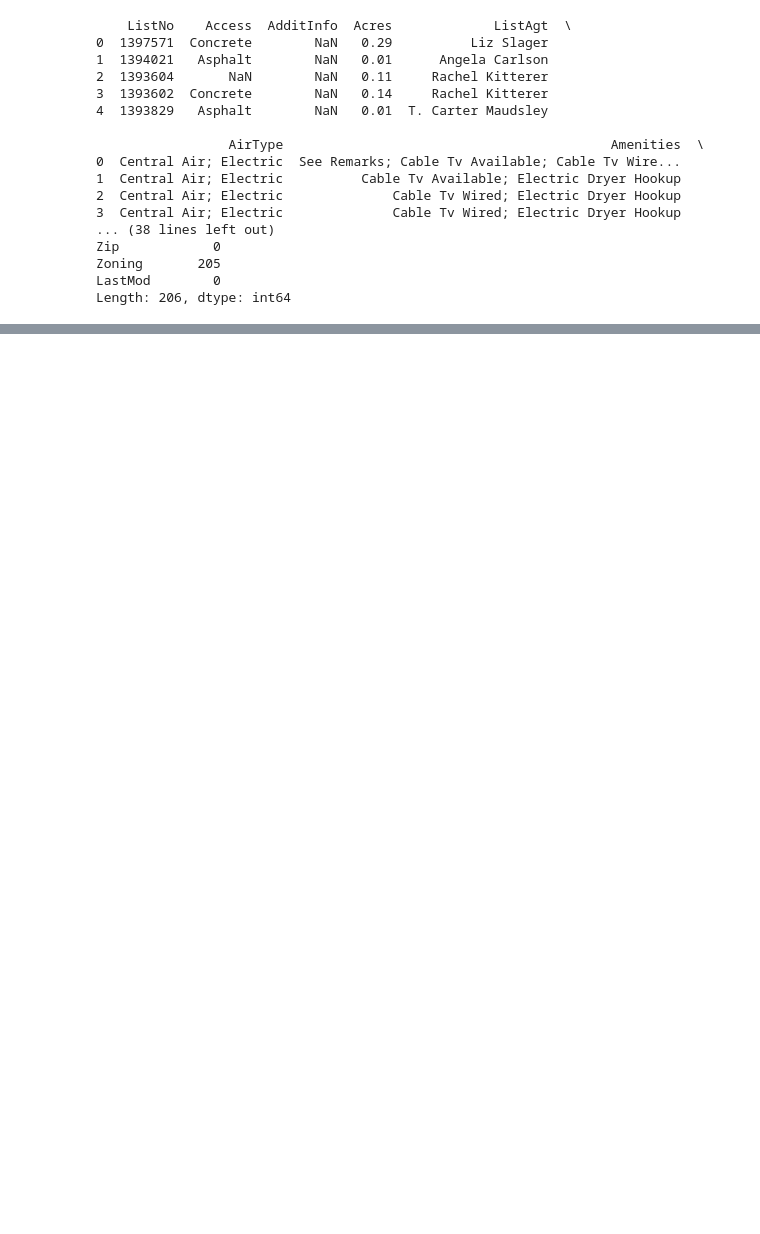
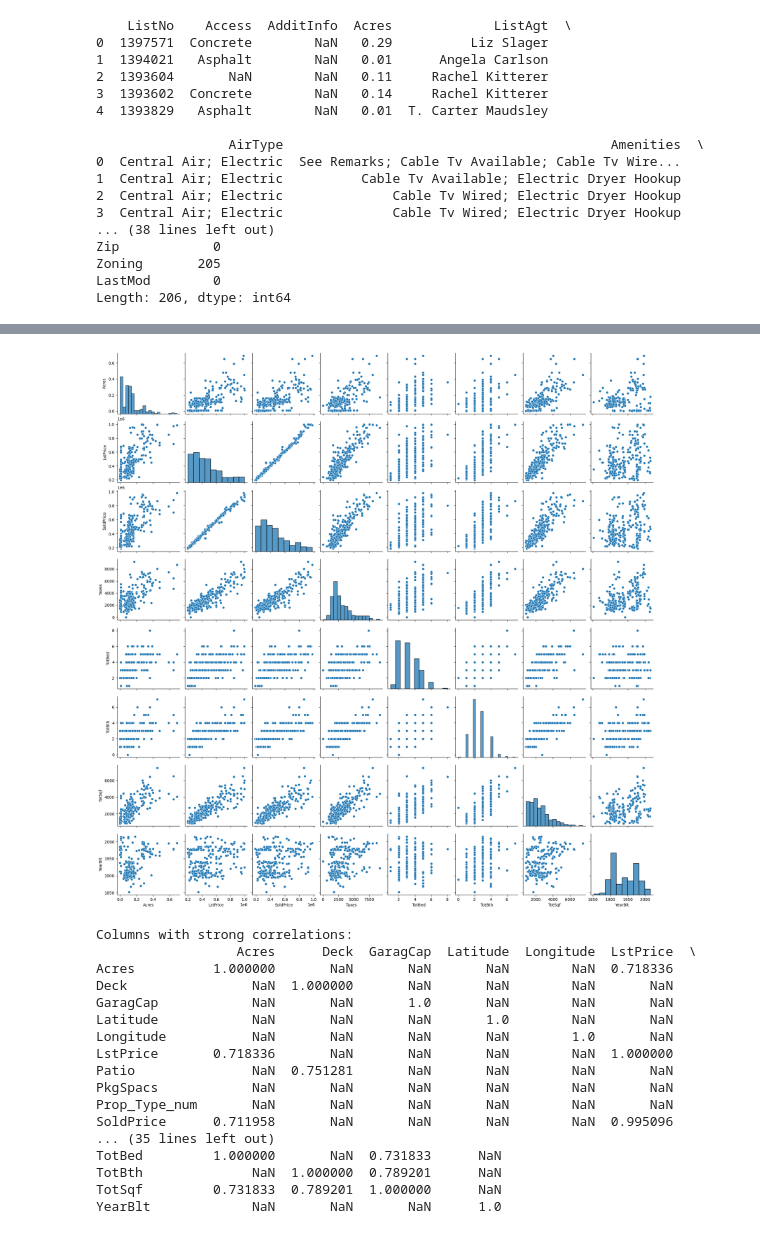
Before and after one commit to BrianErichsen/6017, a Jupyter notebook: HW2/linear_regression.ipynb, the cells around one changed output, grey strips where cells are left out. Cells and saved outputs as stored; diff of their text form; code cells hidden in the pictures; blank space fills up the shorter version.

```diff
--- a/HW2/linear_regression.ipynb
+++ b/HW2/linear_regression.ipynb
@@ -189,0 +225,29 @@ display(realEstate.head())
+# %%
+# Scatter plot matrix
+columns_to_keep = ['Acres', 'LstPrice', 'SoldPrice', 'Taxes', 'TotBed', 'TotBth', 'TotSqf', 'YearBlt']
+sns.pairplot(realEstate[columns_to_keep])
+plt.show()
+
+# Describe findings
+strong_correlations = correlational_matrix[correlational_matrix.abs() > 0.7]
+print("Columns with strong correlations:")
+print(strong_correlations)
+# %% [output]
+[figure, added]
+Columns with strong correlations:
+                  Acres      Deck  GaragCap  Latitude  Longitude  LstPrice  \
+Acres          1.000000       NaN       NaN       NaN        NaN  0.718336
+Deck                NaN  1.000000       NaN       NaN        NaN       NaN
+GaragCap            NaN       NaN       1.0       NaN        NaN       NaN
+Latitude            NaN       NaN       NaN       1.0        NaN       NaN
+Longitude           NaN       NaN       NaN       NaN        1.0       NaN
+LstPrice       0.718336       NaN       NaN       NaN        NaN  1.000000
+Patio               NaN  0.751281       NaN       NaN        NaN       NaN
+PkgSpacs            NaN       NaN       NaN       NaN        NaN       NaN
+Prop_Type_num       NaN       NaN       NaN       NaN        NaN       NaN
+SoldPrice      0.711958       NaN       NaN       NaN        NaN  0.995096
+... (35 lines left out)
+TotBed         1.000000       NaN  0.731833      NaN
+TotBth              NaN  1.000000  0.789201      NaN
+TotSqf         0.731833  0.789201  1.000000      NaN
+YearBlt             NaN       NaN       NaN      1.0
```
Also changed, not shown: parts of 15 cells of this notebook, 1 other file.
